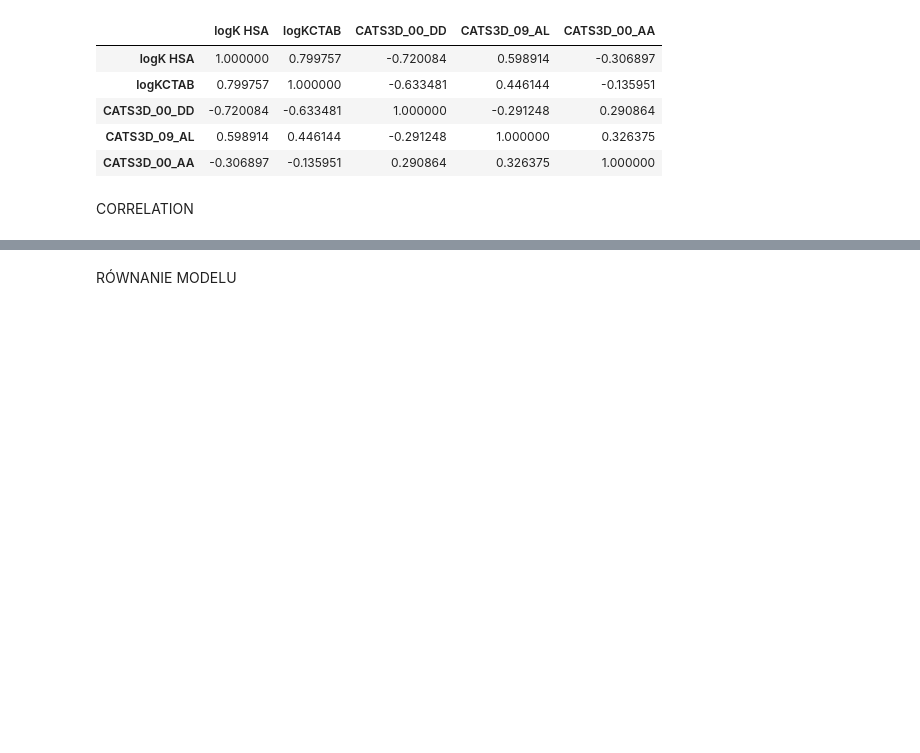
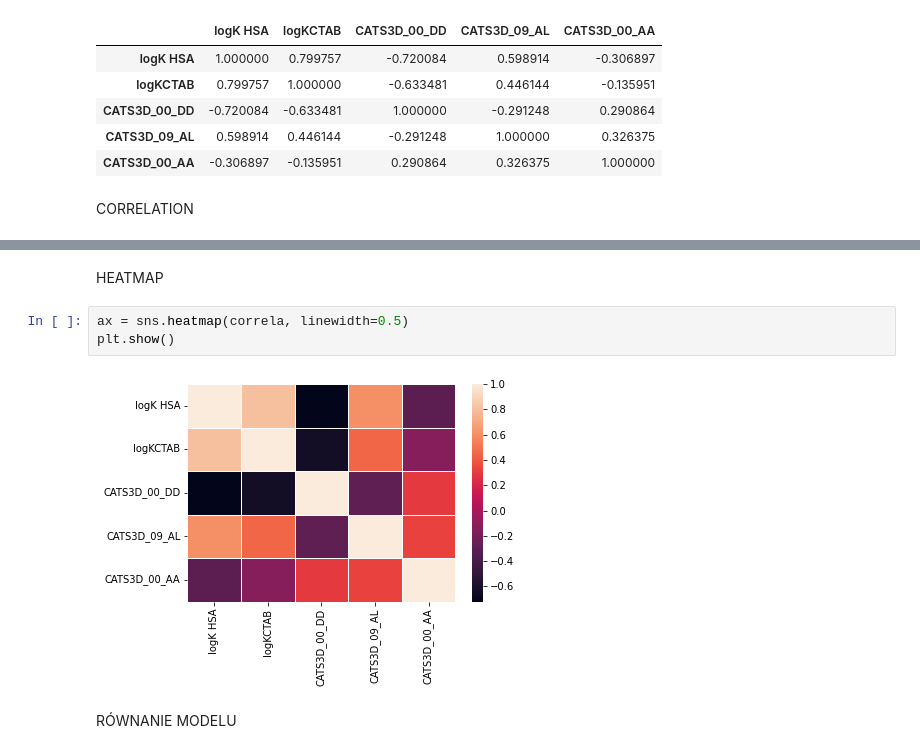
Before and after one commit to Miczel00/machine-learning, a Jupyter notebook: zaj1/main.ipynb, the cells around one changed output, grey strips where cells are left out. Saved outputs shown, nothing was run; the diff lists cells and outputs as text; blank space fills up the shorter version.

```diff
--- a/zaj1/main.ipynb
+++ b/zaj1/main.ipynb
@@ -55,3 +41,10 @@ for col_name in list_of_names:
+# %% [markdown]
+HEATMAP
+# %%
+ax = sns.heatmap(correla, linewidth=0.5)
+plt.show()
+# %% [output]
+[figure, added]
 # %% [markdown]
 RÓWNANIE MODELU
 # %%
```
Also changed, not shown: parts of 7 cells of this notebook.
